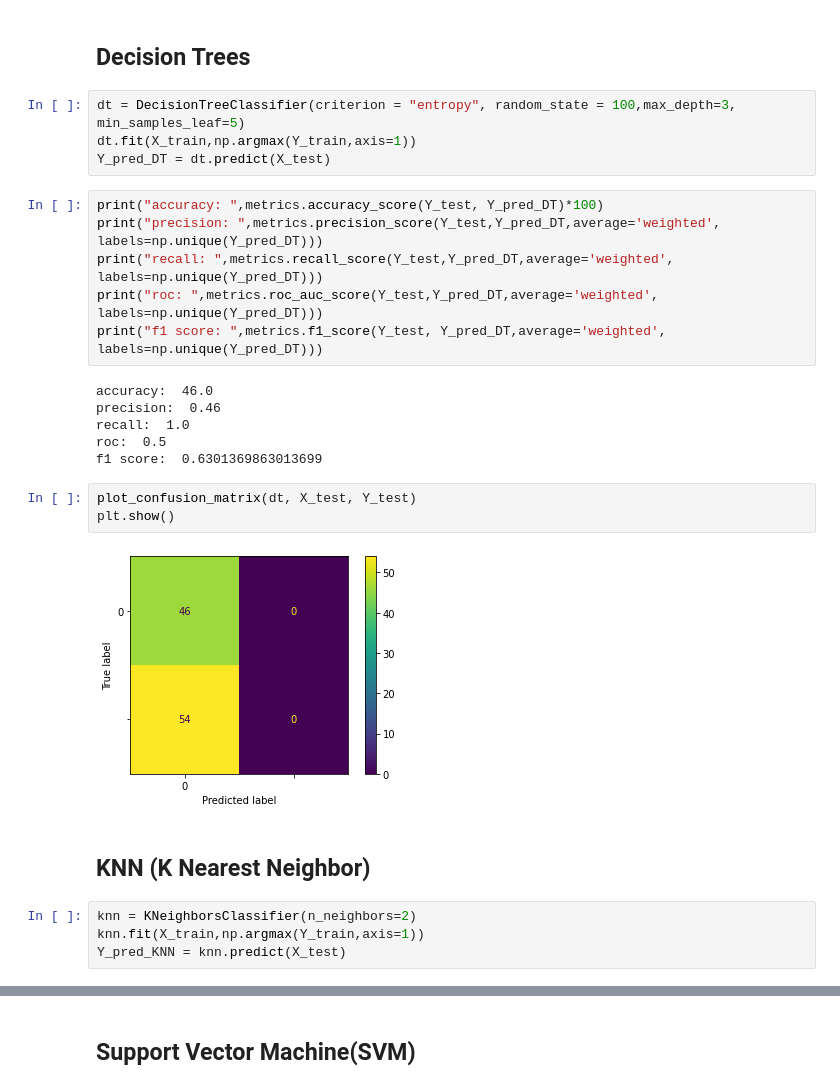
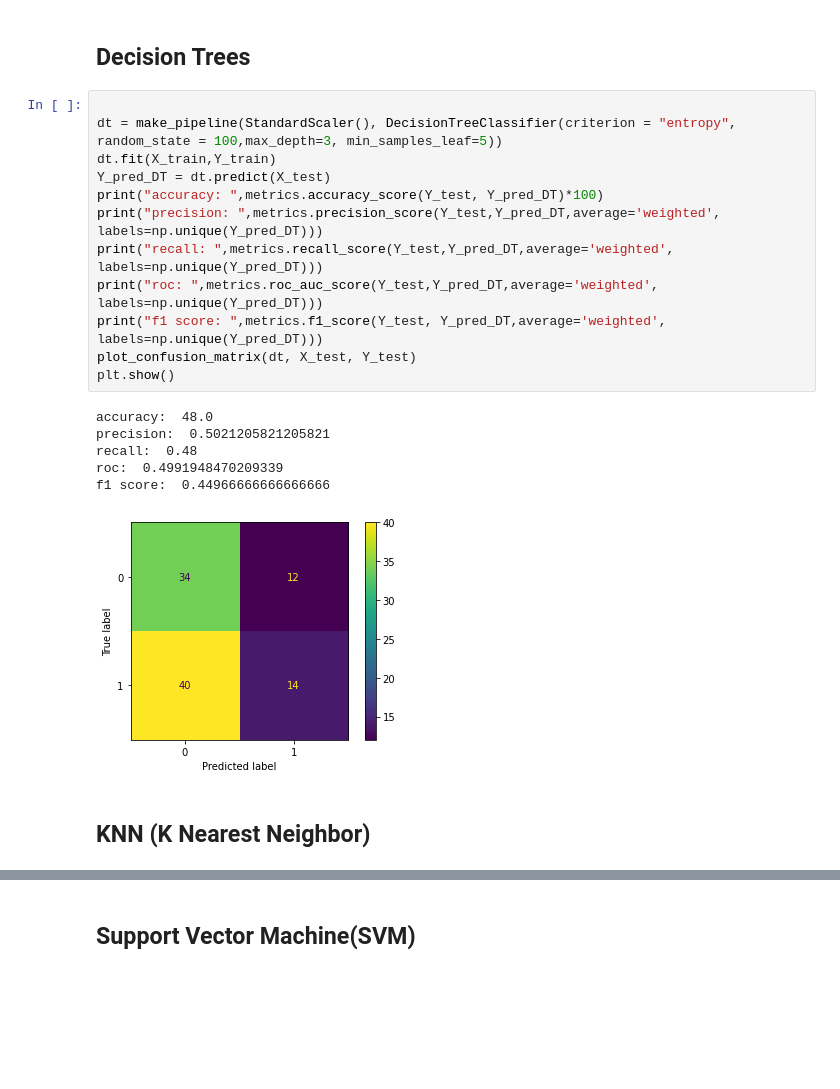
Before and after one commit to Hari-Chandana-Karnam/Facial-Recognition-on-Lions, a Jupyter notebook: HoG_Classification.ipynb, the cells around one changed output, grey strips where cells are left out. Saved outputs shown, nothing was run; the diff lists cells and outputs as text; blank space fills up the shorter version.

```diff
--- a/HoG_Classification.ipynb
+++ b/HoG_Classification.ipynb
@@ -92,31 +88,25 @@ Y_val shape: (80, 1)
 Y_test shape: (100, 1)
 # %% [markdown]
 ## Decision Trees
-# %%
-dt = DecisionTreeClassifier(criterion = "entropy", random_state = 100,max_depth=3, min_samples_leaf=5)
-dt.fit(X_train,np.argmax(Y_train,axis=1))
-Y_pred_DT = dt.predict(X_test)
 # %%
+
+dt = make_pipeline(StandardScaler(), DecisionTreeClassifier(criterion = "entropy", random_state = 100,max_depth=3, min_samples_leaf=5))
+dt.fit(X_train,Y_train)
+Y_pred_DT = dt.predict(X_test)
 print("accuracy: ",metrics.accuracy_score(Y_test, Y_pred_DT)*100)
 print("precision: ",metrics.precision_score(Y_test,Y_pred_DT,average='weighted', labels=np.unique(Y_pred_DT)))
 print("recall: ",metrics.recall_score(Y_test,Y_pred_DT,average='weighted', labels=np.unique(Y_pred_DT)))
 print("roc: ",metrics.roc_auc_score(Y_test,Y_pred_DT,average='weighted', labels=np.unique(Y_pred_DT)))
 print("f1 score: ",metrics.f1_score(Y_test, Y_pred_DT,average='weighted', labels=np.unique(Y_pred_DT)))
+plot_confusion_matrix(dt, X_test, Y_test)
+plt.show()
 # %% [output]
-accuracy:  46.0
-precision:  0.46
-recall:  1.0
-roc:  0.5
-f1 score:  0.6301369863013699
+accuracy:  48.0
+precision:  0.5021205821205821
+recall:  0.48
+roc:  0.4991948470209339
+f1 score:  0.44966666666666666
+[figure, added]
-# %%
-plot_confusion_matrix(dt, X_test, Y_test)
-plt.show()
-# %% [output]
-[figure, removed]
 # %% [markdown]
 ## KNN (K Nearest Neighbor)
-# %%
-knn = KNeighborsClassifier(n_neighbors=2)
-knn.fit(X_train,np.argmax(Y_train,axis=1))
-Y_pred_KNN = knn.predict(X_test)
 # %%
```
Also changed, not shown: parts of 11 cells of this notebook.
